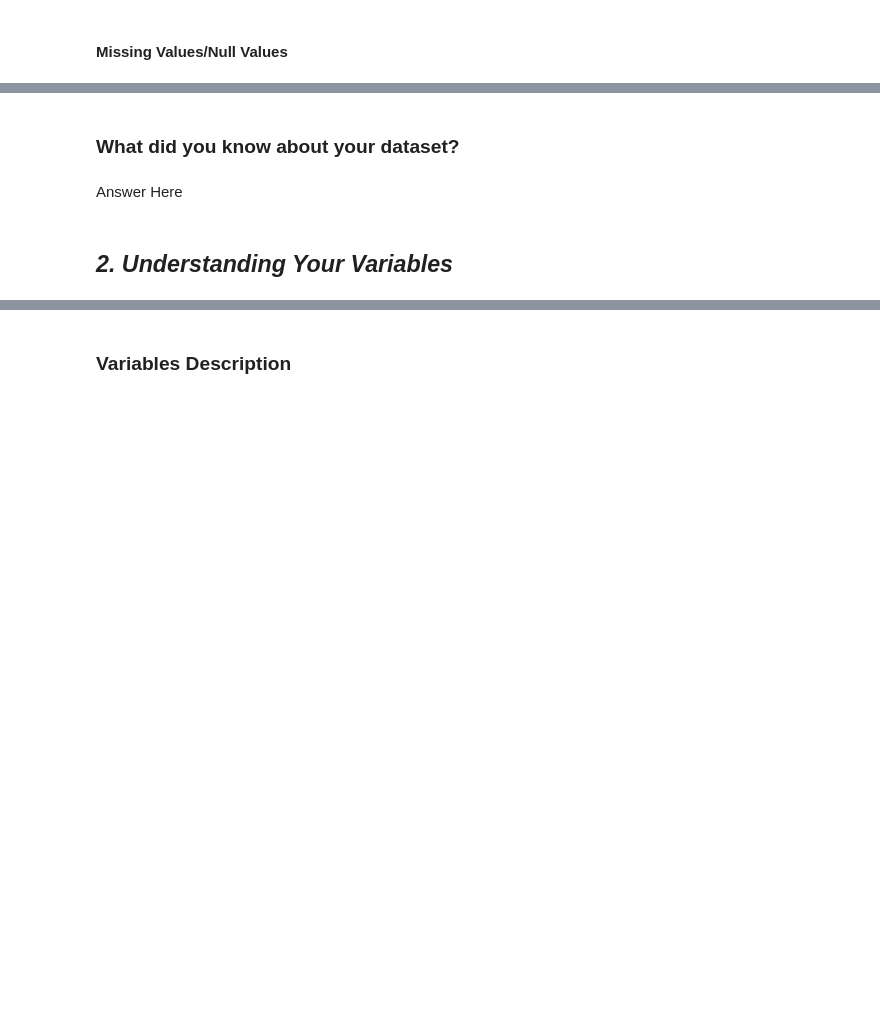
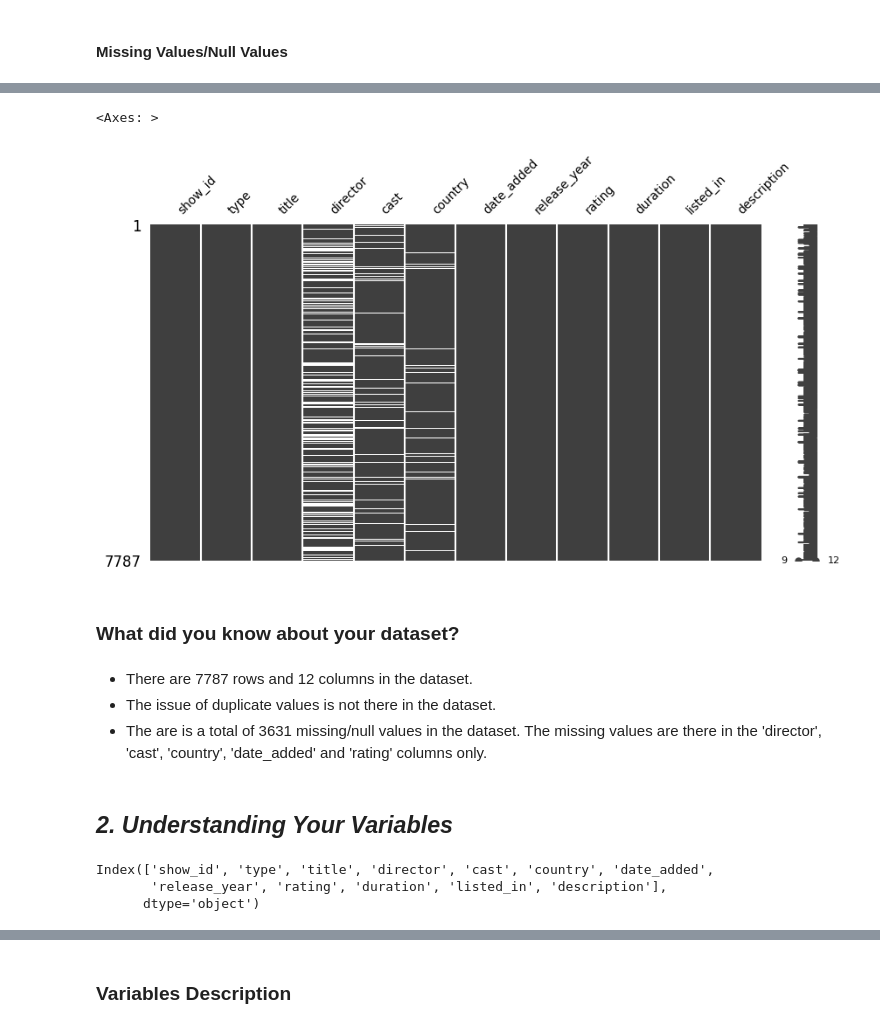
Before and after one commit to dipankarsahu1000/Netflix-Movie-and-TV-Shows-Clustering, a Jupyter notebook: Netflix_Movies_and_TV_Shows_Clustering.ipynb, the cells around one changed output, grey strips where cells are left out. Saved outputs shown, nothing was run; the diff lists cells and outputs as text; code cells hidden in the pictures; blank space fills up the shorter version.

```diff
--- a/Netflix_Movies_and_TV_Shows_Clustering.ipynb
+++ b/Netflix_Movies_and_TV_Shows_Clustering.ipynb
@@ -85,3 +93,7 @@ M - Multivariate Analysis
+# %%
+# Load Dataset
+path = '/content/drive/MyDrive/Almabetter: Full Stack Data Science/Projects/Unsupervised ML/Netflix Movie and TV Shows Clustering/Datasets/NETFLIX MOVIES AND TV SHOWS CLUSTERING.csv'
+df = pd.read_csv(path)
 # %% [markdown]
 ### Dataset First View
 # %%
@@ -105,12 +183,23 @@ M - Multivariate Analysis
 # %%
 # Visualizing the missing values
+msno.matrix(df, figsize = (10, 5), fontsize = 10)
+# %% [output]
+<Axes: >
+[figure, added]
 # %% [markdown]
 ### What did you know about your dataset?
-# %% [markdown]
-Answer Here
+# %% [markdown]
+* There are 7787 rows and 12 columns in the dataset.
+* The issue of duplicate values is not there in the dataset.
+* The are is a total of 3631 missing/null values in the dataset. The missing values are there in the 'director', 'cast', 'country', 'date_added' and 'rating' columns only.
 # %% [markdown]
 ## ***2. Understanding Your Variables***
 # %%
 # Dataset Columns
+df.columns
+# %% [output]
+Index(['show_id', 'type', 'title', 'director', 'cast', 'country', 'date_added',
+       'release_year', 'rating', 'duration', 'listed_in', 'description'],
+      dtype='object')
 # %%
 # Dataset Describe
```
Also changed, not shown: parts of 19 cells of this notebook.
